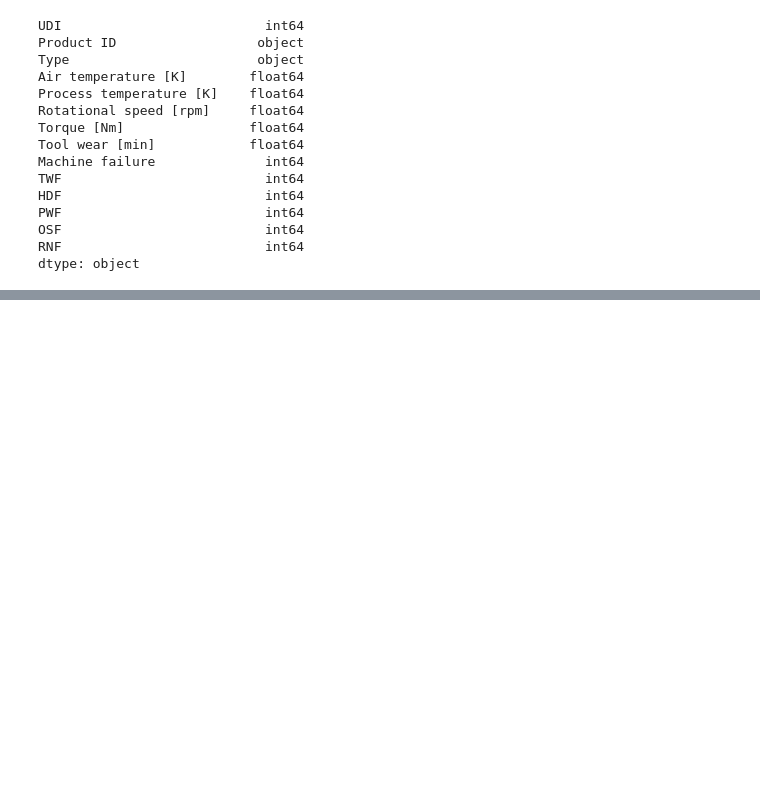
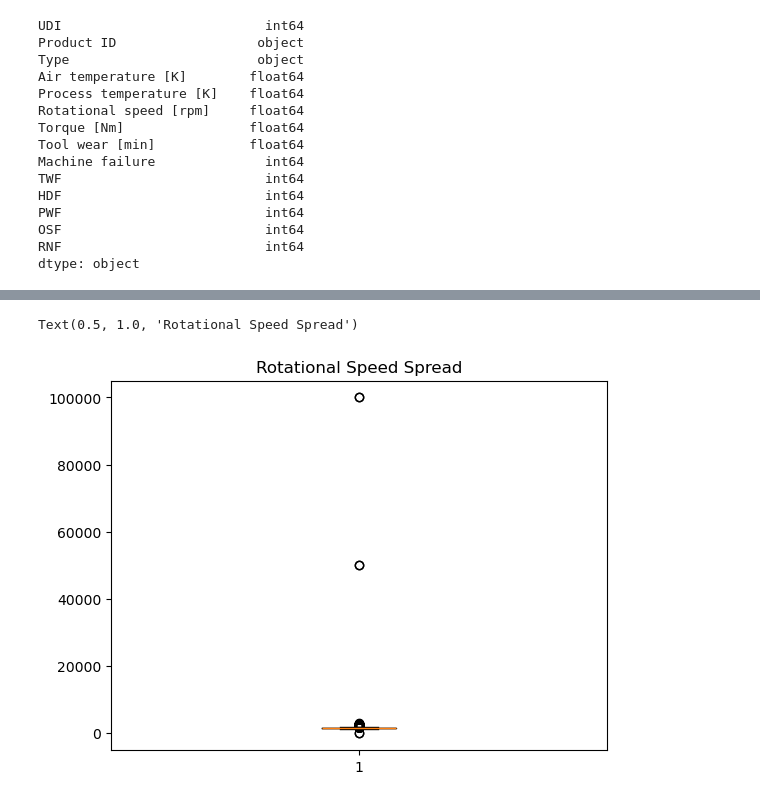
Before and after one commit to aljabali89m/ai4i-predictive-maintenance, a Jupyter notebook: Code for not clen data.ipynb, the cells around one changed output, grey strips where cells are left out. Drawn from its saved outputs; the diff is of its cells as text; code cells hidden in the pictures; blank space fills up the shorter version.

```diff
--- a/Code for not clen data.ipynb
+++ b/Code for not clen data.ipynb
@@ -145,0 +160,6 @@ dtype: object
+# %%
+plt.boxplot(df_1["Rotational speed [rpm]"].dropna())
+plt.title("Rotational Speed Spread")
+# %% [output]
+Text(0.5, 1.0, 'Rotational Speed Spread')
+[figure, added]
```
Also changed, not shown: parts of 11 cells of this notebook.
